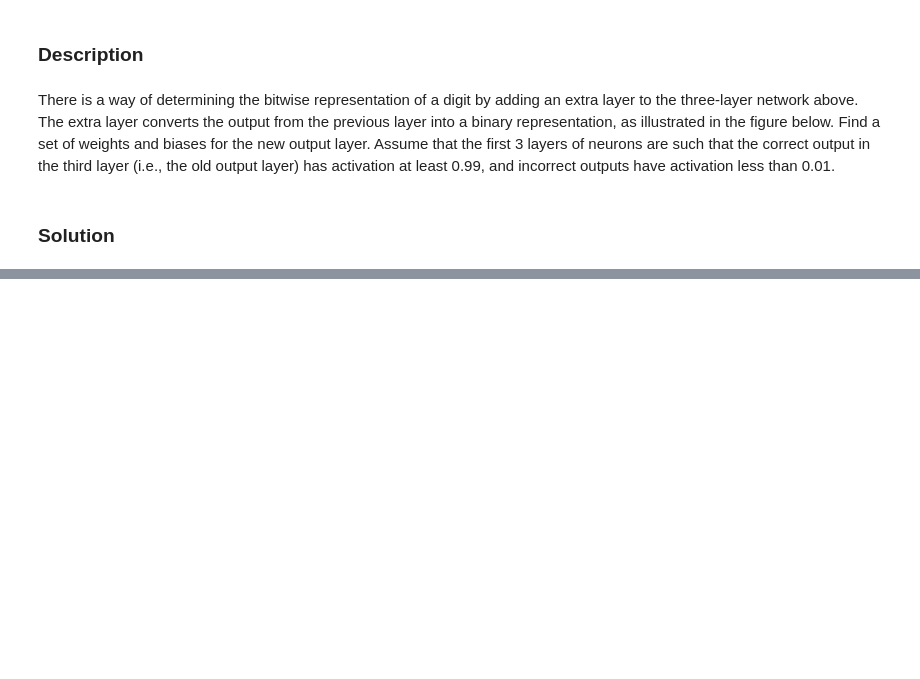
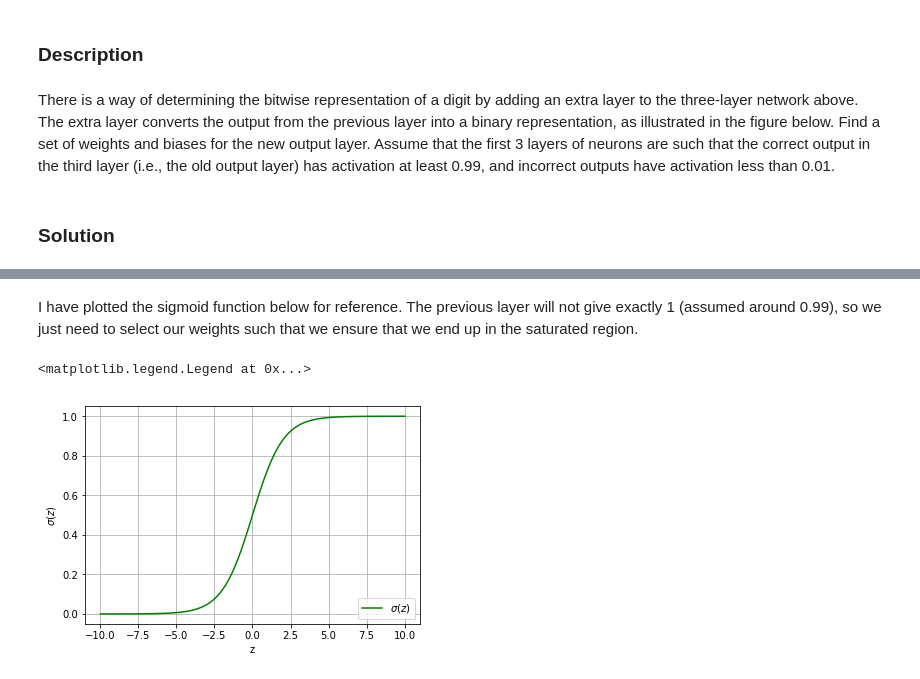
Before and after one commit to A-T-Kristensen/02456-deep-learning, a Jupyter notebook: notebooks/lab3_Recurrent_Neural_Nets/1.EXE_Encoder_Decoder_RNN.ipynb, the cells around one changed output, grey strips where cells are left out. Drawn from its saved outputs; the diff is of its cells as text; code cells hidden in the pictures; blank space fills up the shorter version.

```diff
--- a/notebooks/lab3_Recurrent_Neural_Nets/1.EXE_Encoder_Decoder_RNN.ipynb
+++ b/notebooks/lab3_Recurrent_Neural_Nets/1.EXE_Encoder_Decoder_RNN.ipynb
@@ -687,0 +700,14 @@ So $W_{1,0}$ represents the weight from neuron 0 in the new output layer to neur
+# %% [markdown]
+I have plotted the sigmoid function below for reference.
+The previous layer will not give exactly 1 (assumed around 0.99), so we just need to select our weights such that we ensure that we end up in the saturated region.
+# %%
+sigmoid = lambda x: 1 / (1 + np.exp(-x))
+y=np.linspace(-10,10,100)
+plt.plot(y,sigmoid(y),'g', label = '$\sigma(z)$')
+plt.grid()
+plt.xlabel('z')
+plt.ylabel('$\sigma(z)$')
+plt.legend(loc='lower right')
+# %% [output]
+<matplotlib.legend.Legend at 0x...>
+[figure, added]
```
Also changed, not shown: parts of 28 cells of this notebook, 2 other files.
